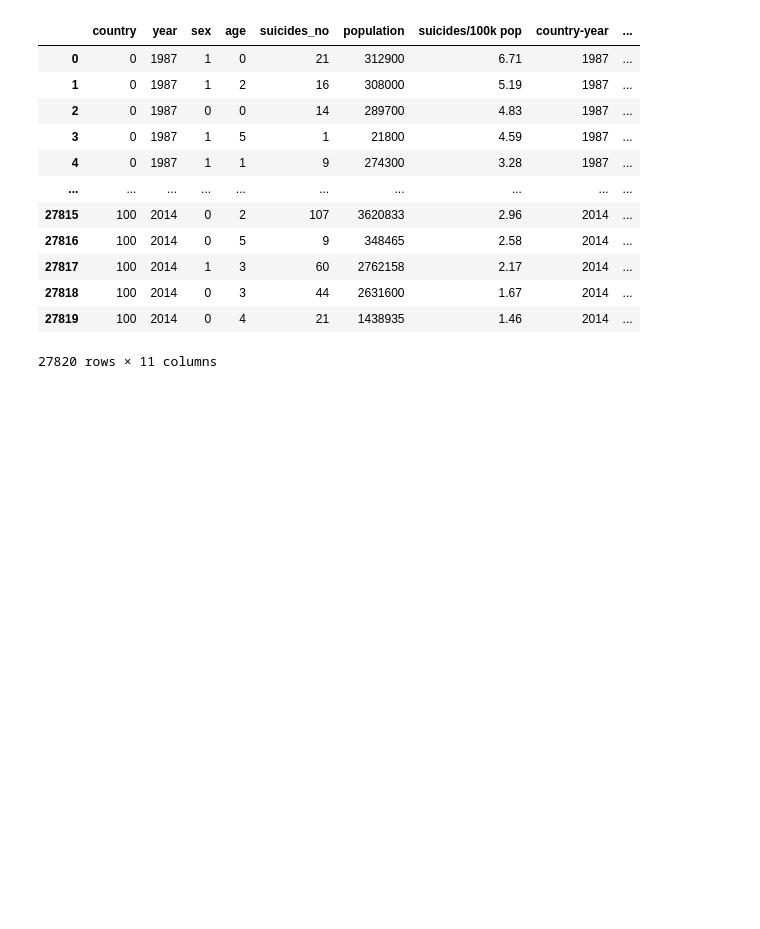
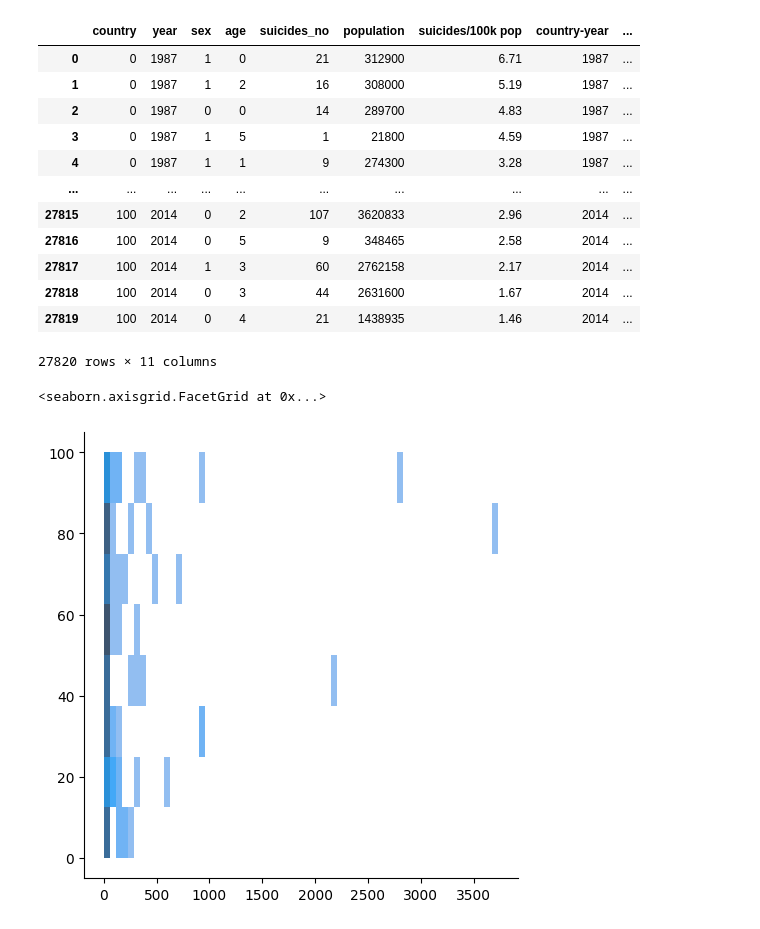
Before and after one commit to kvufee/sideTasks, a Jupyter notebook: dataAnalysisHW.ipynb, the cells around one changed output. Cells and saved outputs as stored; diff of their text form; code cells hidden in the pictures; blank space fills up the shorter version.

```diff
--- a/dataAnalysisHW.ipynb
+++ b/dataAnalysisHW.ipynb
@@ -25,5 +34,3 @@ sns.heatmap(data.corr(), annot = True);
-# %%
-data = data.drop(["HDI for year"], axis = 1)
 # %%
 label_enc = []
 
@@ -69,3 +76,14 @@ data
 | 27818 | 100 | 2014 | 0 | 3 | 44 | 2631600 | 1.67 | 2014 | ... |
 | 27819 | 100 | 2014 | 0 | 4 | 21 | 1438935 | 1.46 | 2014 | ... |
 27820 rows × 11 columns
+# %%
+means = np.array([])
+countries_id = data['country'].unique()
+
+for number in range(101):
+    means = np.append(means, data[data['country'] == number]['suicides_no'].mean())
+# %%
+sns.displot(x = means, y = countries_id)
+# %% [output]
+<seaborn.axisgrid.FacetGrid at 0x...>
+[figure, added]
```
Also changed, not shown: parts of 4 cells of this notebook.
